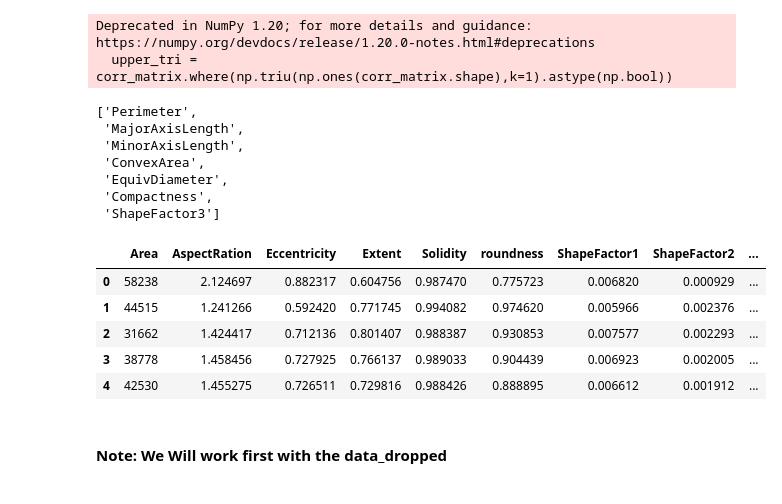
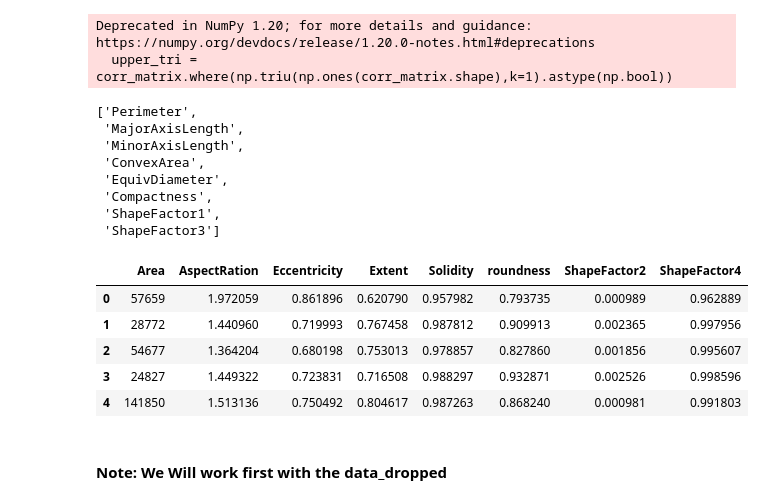
Before and after one commit to Abdelrahman3ahmed/Beans_Compitition-MR.Bean-, a Jupyter notebook: dry-beans-omar.ipynb, the cells around one changed output. Saved outputs shown, nothing was run; the diff lists cells and outputs as text; code cells hidden in the pictures.

```diff
--- a/dry-beans-omar.ipynb
+++ b/dry-beans-omar.ipynb
@@ -97,0 +102,20 @@ Name: y, dtype: int64
+# %%
+# class count
+class_count_0, class_count_1, class_count_2, class_count_3, class_count_4, class_count_5, class_count_6 = data['y'].value_counts()
+
+# Separate class
+class_0 = data[data['y'] == 'DERMASON']
+class_1 = data[data['y'] == 'SIRA']
+class_2 = data[data['y'] == 'SEKER']
+class_3 = data[data['y'] == 'HOROZ']
+class_4 = data[data['y'] == 'CALI']
+class_5 = data[data['y'] == 'BARBUNYA']
+class_6 = data[data['y'] == 'BOMBAY']
+
+print('class 0:', class_0.shape)
+print('class 1:', class_1.shape)
+print('class 2:', class_2.shape)
+print('class 3:', class_3.shape)
+print('class 4:', class_4.shape)
+print('class 5:', class_5.shape)
+print('class 6:', class_6.shape)
@@ -97,0 +153,19 @@ Name: y, dtype: int64
+# %%
+class_1_over = class_1.sample(class_count_0, replace=True)
+class_2_over = class_2.sample(class_count_0, replace=True)
+class_3_over = class_3.sample(class_count_0, replace=True)
+class_4_over = class_4.sample(class_count_0, replace=True)
+class_5_over = class_5.sample(class_count_0, replace=True)
+class_6_over = class_6.sample(class_count_0, replace=True)
+
+
+data = pd.concat([class_1_over,
+                        class_2_over,
+                        class_3_over,
+                        class_4_over,
+                        class_5_over,
+                        class_6_over,
+                        class_0], axis=0)
+
+print("total class of 1 and 0:",data['y'].value_counts())# plot the count after under-sampeling
+data['y'].value_counts().plot(kind='bar', title='count (target)')
@@ -129,18 +247,23 @@ to_drop
  'ConvexArea',
  'EquivDiameter',
  'Compactness',
+ 'ShapeFactor1',
  'ShapeFactor3']
 # %%
 data_dropped = data.drop(to_drop, axis=1)
+# %%
+data_test.drop(to_drop, axis=1, inplace=True)
+ID = data_test['ID']
+data_test.drop('ID', axis=1, inplace=True)
 # %%
-data_dropped.head()
+data_test.head()
 # %% [output]
-|  | Area | AspectRation | Eccentricity | Extent | Solidity | roundness | ShapeFactor1 | ShapeFactor2 | ... |
-| 0 | 58238 | 2.124697 | 0.882317 | 0.604756 | 0.987470 | 0.775723 | 0.006820 | 0.000929 | ... |
-| 1 | 44515 | 1.241266 | 0.592420 | 0.771745 | 0.994082 | 0.974620 | 0.005966 | 0.002376 | ... |
-| 2 | 31662 | 1.424417 | 0.712136 | 0.801407 | 0.988387 | 0.930853 | 0.007577 | 0.002293 | ... |
-| 3 | 38778 | 1.458456 | 0.727925 | 0.766137 | 0.989033 | 0.904439 | 0.006923 | 0.002005 | ... |
-| 4 | 42530 | 1.455275 | 0.726511 | 0.729816 | 0.988426 | 0.888895 | 0.006612 | 0.001912 | ... |
+|  | Area | AspectRation | Eccentricity | Extent | Solidity | roundness | ShapeFactor2 | ShapeFactor4 |
+| 0 | 57659 | 1.972059 | 0.861896 | 0.620790 | 0.957982 | 0.793735 | 0.000989 | 0.962889 |
+| 1 | 28772 | 1.440960 | 0.719993 | 0.767458 | 0.987812 | 0.909913 | 0.002365 | 0.997956 |
+| 2 | 54677 | 1.364204 | 0.680198 | 0.753013 | 0.978857 | 0.827860 | 0.001856 | 0.995607 |
+| 3 | 24827 | 1.449322 | 0.723831 | 0.716508 | 0.988297 | 0.932871 | 0.002526 | 0.998596 |
+| 4 | 141850 | 1.513136 | 0.750492 | 0.804617 | 0.987263 | 0.868240 | 0.000981 | 0.991803 |
 # %% [markdown]
 #### Note: We Will work first with the data_dropped
 # %% [markdown]
```
Also changed, not shown: parts of 39 cells of this notebook.
